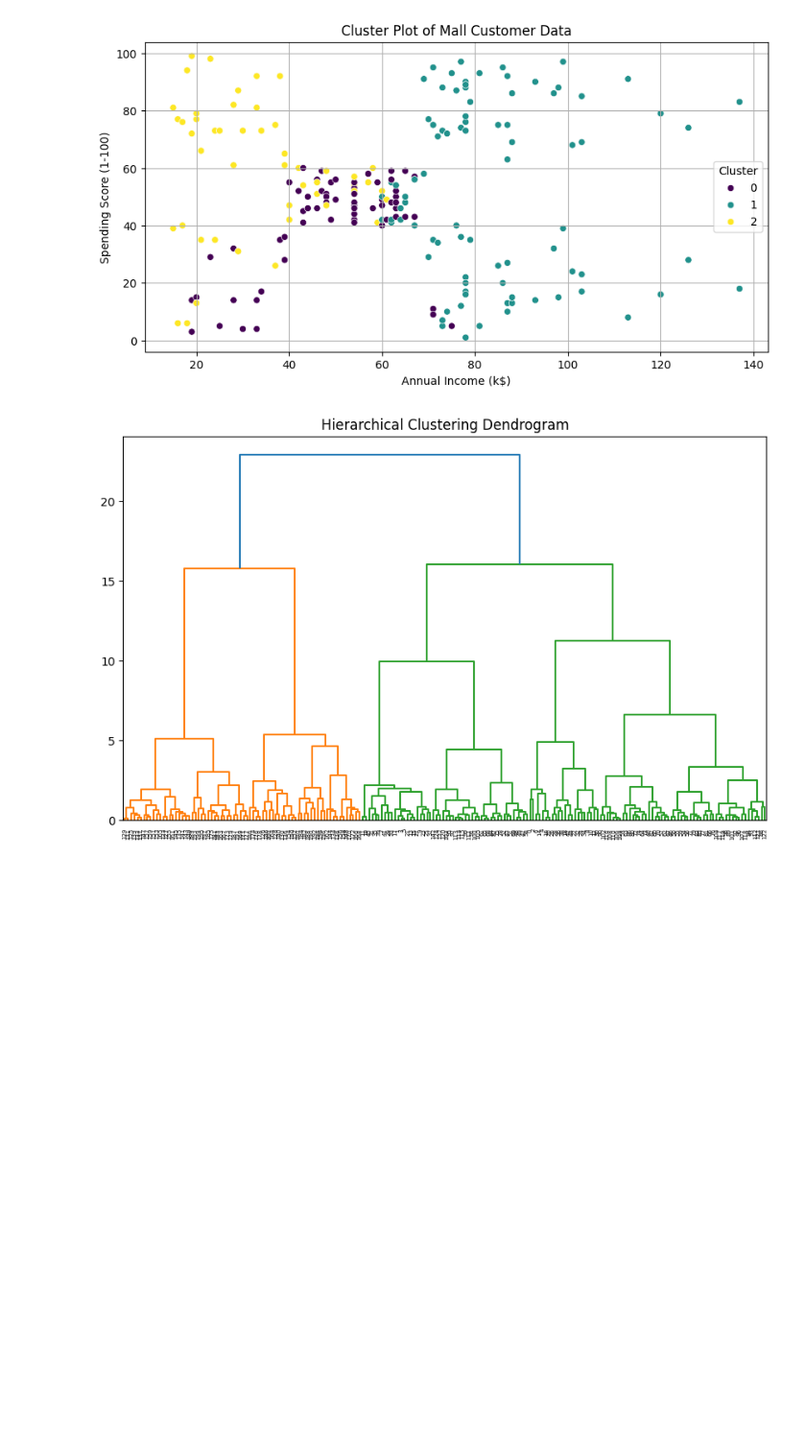
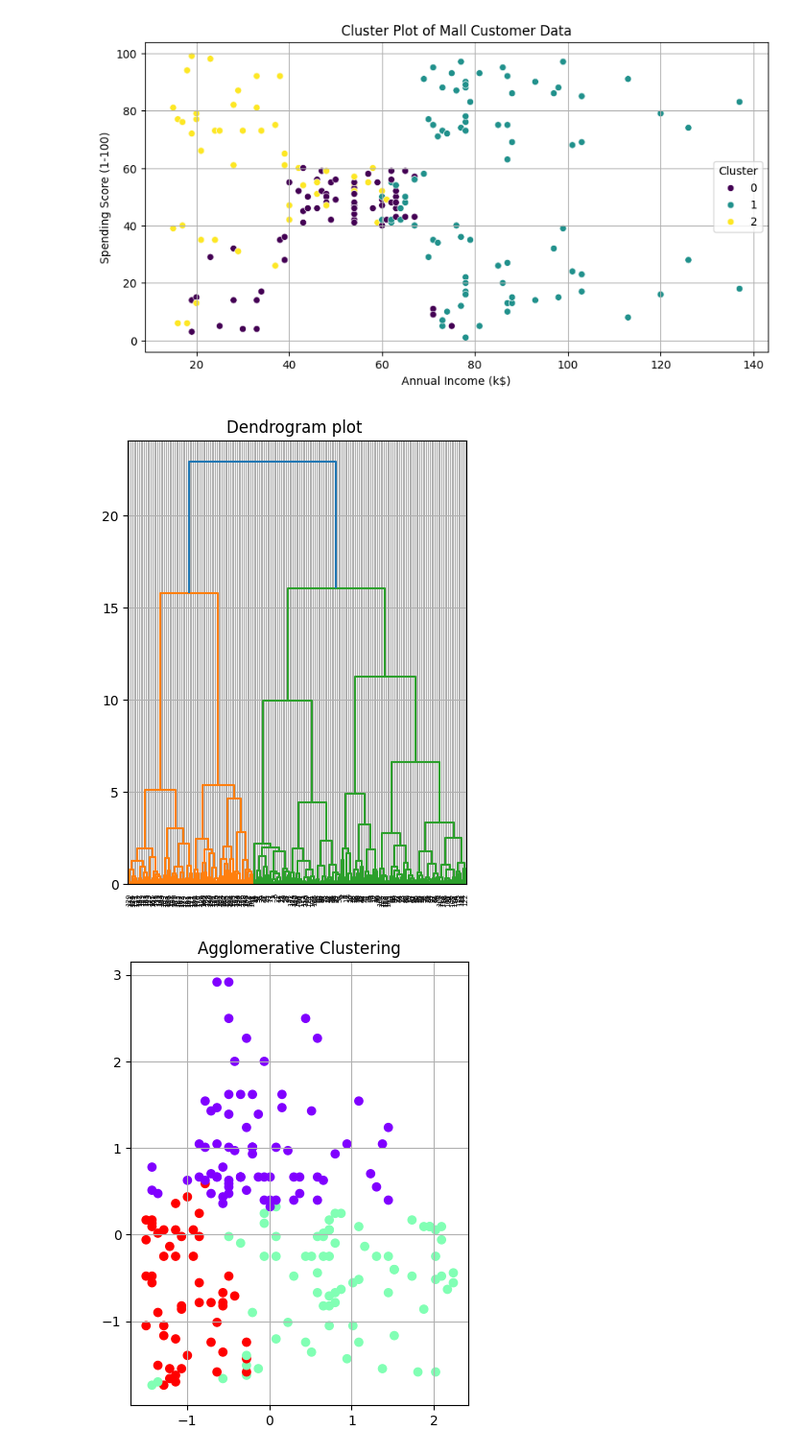
Before and after one commit to sigmaML-DL/100DaysofBytewise, a Jupyter notebook: Task #17.ipynb, the cells around one changed output. Shown at 96% size. Saved outputs shown, nothing was run; the diff lists cells and outputs as text; code cells hidden in the pictures; blank space fills up the shorter version.

```diff
--- a/Task #17.ipynb
+++ b/Task #17.ipynb
@@ -125,25 +126,42 @@ Cluster
 # %%
 #  Hierarchical Clustering for Customer Segmentation
 import pandas as pd
 from sklearn.preprocessing import StandardScaler
 from sklearn.cluster import KMeans
 import matplotlib.pyplot as plt
 import seaborn as sns
 from scipy.cluster.hierarchy import dendrogram, linkage
+from sklearn.cluster import AgglomerativeClustering
 
 df = pd.read_csv('C:/Users/abdul/OneDrive/Desktop/ByteWise_ML/Day_17/Mall_Customers.csv')
 X = df.drop(columns=['Genre'])
 
 scaler = StandardScaler()
-X_scaled = scaler.fit_transform(X)
+X = scaler.fit_transform(X)
 
-y = linkage(X_scaled,method='ward')
+y = linkage(X,method='ward')
+
+
+a = AgglomerativeClustering(n_clusters=3)
+labels = a.fit_predict(X)
+
+y = linkage(X,method='ward')
 plt.figure(figsize=(10, 6))
+plt.subplot(1,2,1)
 dendrogram(y)
-plt.title('Hierarchical Clustering Dendrogram')
+plt.title('Dendrogram plot ')
+plt.grid()
+
+
+plt.figure(figsize=(10,6))
+plt.subplot(1,2,2)
+plt.scatter(X[:,1],X[:,2],c=labels,cmap='rainbow')
+plt.title("Agglomerative Clustering")
+plt.grid()
 plt.show()
 # %% [output]
-[figure, old version]
+[figure, new version]
+[figure, added]
 # %%
 #  Visualizing Clusters with PCA
 import pandas as pd
```
Also changed, not shown: parts of 3 cells of this notebook.
